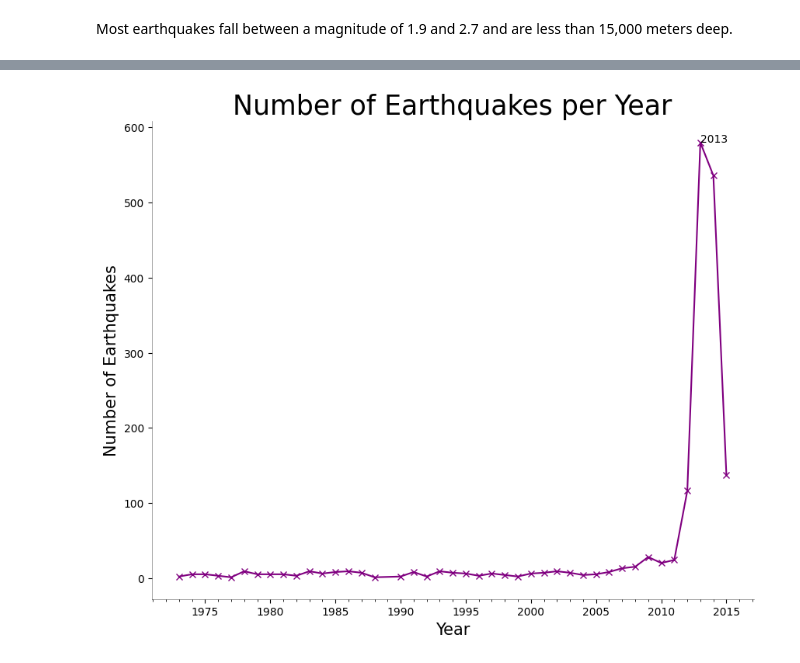
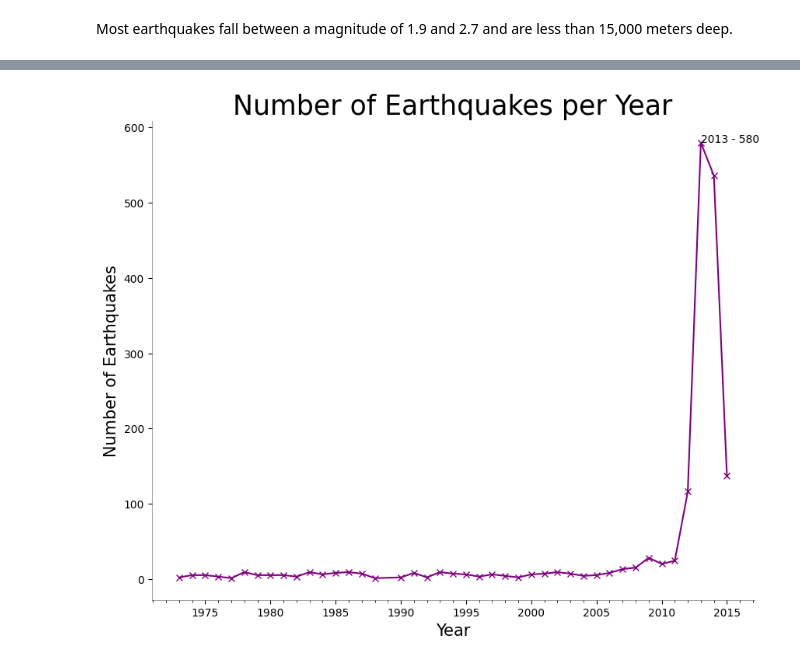
Before and after one commit to JulieGambill/Appalachian_Basin_Data, a Jupyter notebook: notebooks/Appalachian_Basin_Earthquakes.ipynb, the cells around one changed output, grey strips where cells are left out. Drawn from its saved outputs; the diff is of its cells as text; code cells hidden in the pictures.

```diff
--- a/notebooks/Appalachian_Basin_Earthquakes.ipynb
+++ b/notebooks/Appalachian_Basin_Earthquakes.ipynb
@@ -470,32 +491,32 @@ yearly_counts.plot(kind= "line",
                    marker= "x",
                    color = "purple")
 
 ax = plt.gca()
 for spine in ax.spines.values():
     spine.set_linewidth(0.5)
     spine.set_alpha(0.5)
 ax.spines['top'].set_visible(False)
 ax.spines['right'].set_visible(False)
 
 ax.xaxis.set_major_locator(MultipleLocator(5))
 ax.xaxis.set_major_formatter('{x:.0f}')
 ax.xaxis.set_minor_locator(MultipleLocator())
 
 ax.set_xlabel("Year",
               fontsize = 15)
 ax.set_ylabel("Number of Earthquakes",
               fontsize = 15)
 ax.set_title('Number of Earthquakes per Year',
              fontsize = 25)
 
 highest_index = yearly_counts.idxmax()
 x_coord = highest_index
 y_coord = yearly_counts.loc[highest_index]
 plt.text(x_coord,
          y_coord,
-         '2013')
+         '2013 - 580')
 
 plt.savefig('..NumberOfEarthquakesPerYear.png')
 plt.show()
 # %% [output]
-[figure, old version]
+[figure, new version]
```
Also changed, not shown: parts of 4 cells of this notebook, 2 other files.
